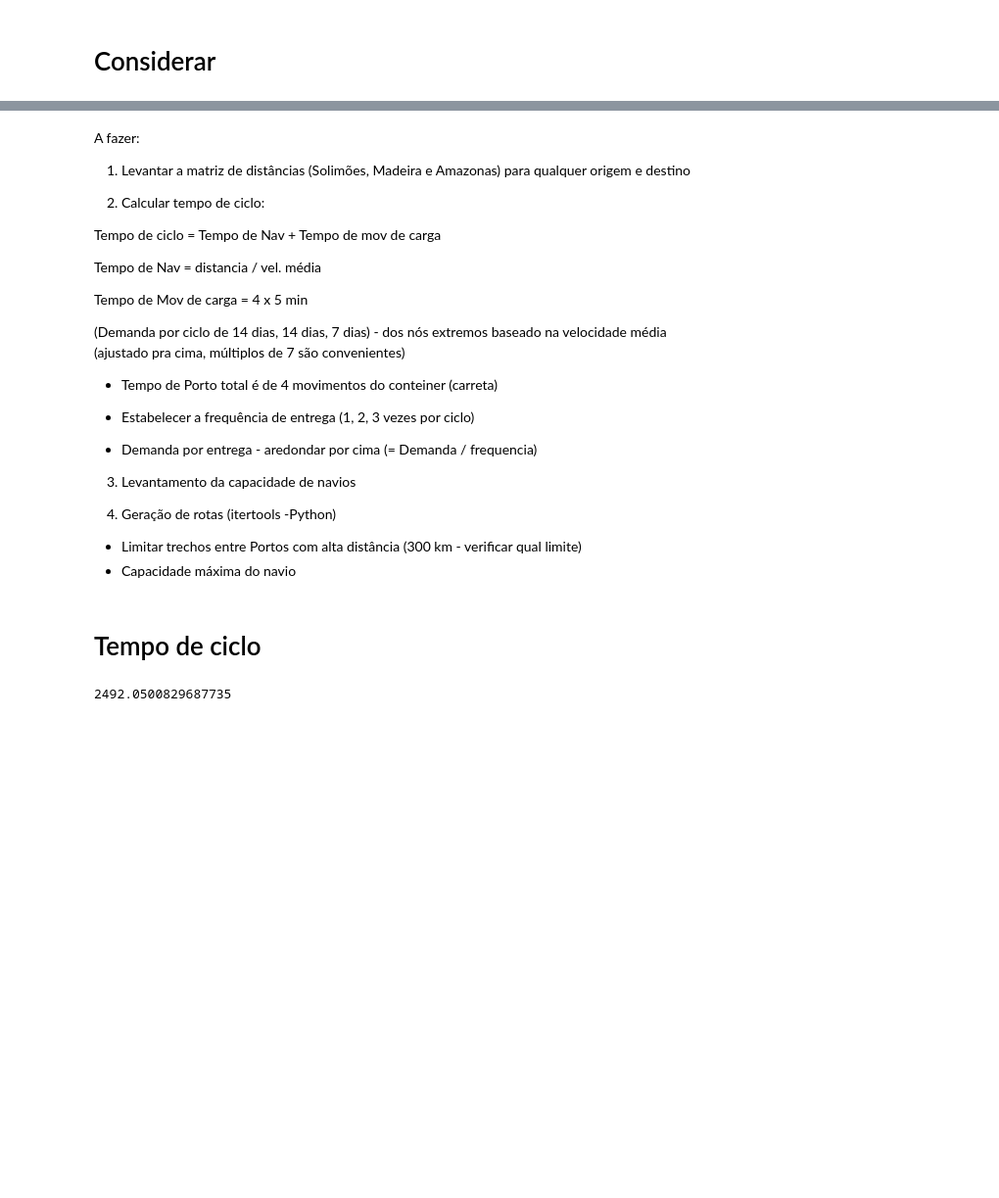
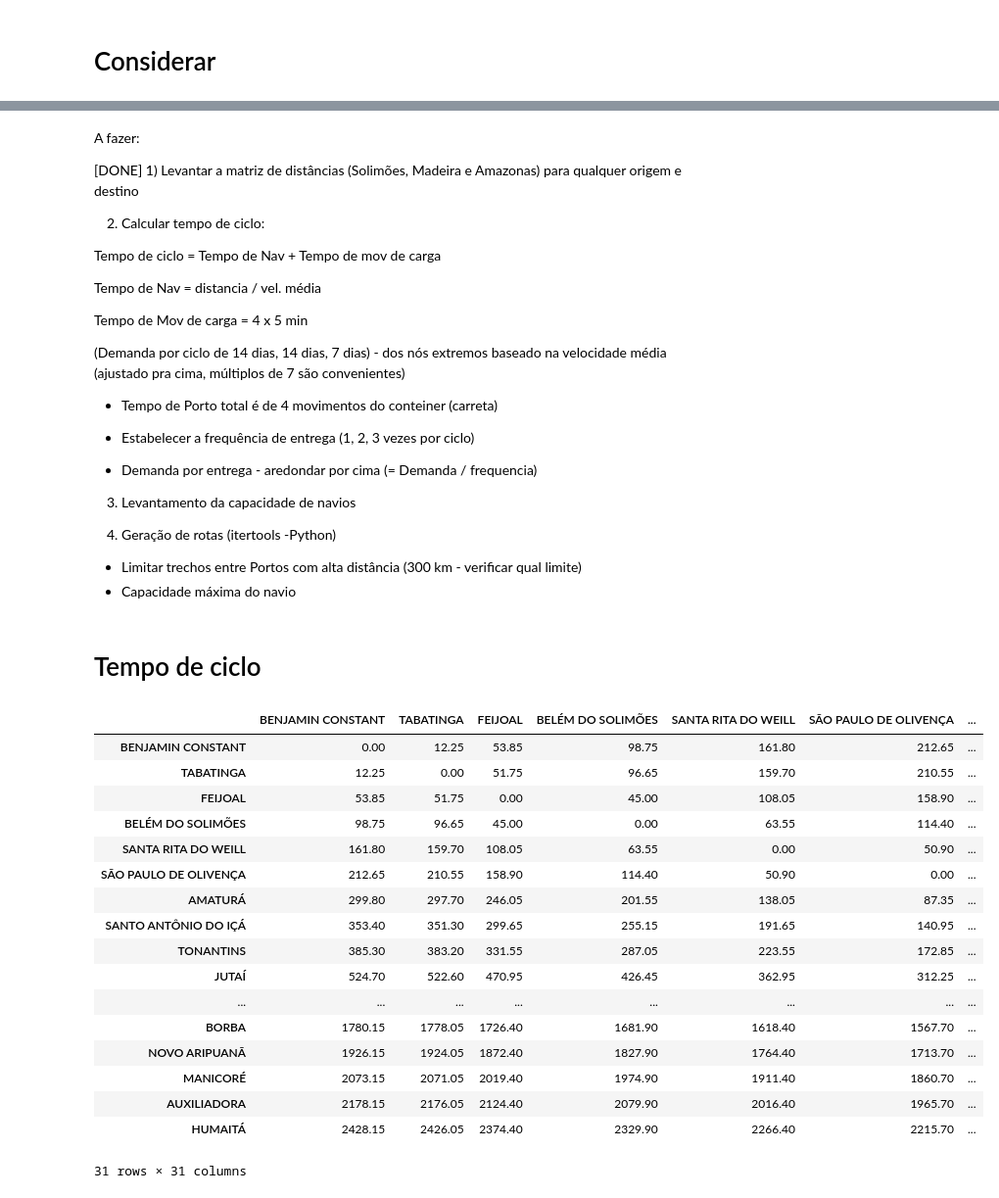
Before and after one commit to guidurbano/tcc-GNL-amazon, a Jupyter notebook: notebooks/demand_SI_AM.ipynb, the cells around one changed output, grey strips where cells are left out. Shown: that part at 98% size. Saved outputs shown, nothing was run; the diff lists cells and outputs as text; code cells hidden in the pictures; blank space fills up the shorter version.

```diff
--- a/notebooks/demand_SI_AM.ipynb
+++ b/notebooks/demand_SI_AM.ipynb
@@ -265,7 +268,8 @@ vg.layer(
 [interactive output not drawn]
 # %% [markdown]
 A fazer:
-1) Levantar a matriz de distâncias (Solimões, Madeira e Amazonas) para qualquer origem e destino
+
+[DONE] 1) Levantar a matriz de distâncias (Solimões, Madeira e Amazonas) para qualquer origem e destino
 
 2) Calcular tempo de ciclo:
 
@@ -298,4 +298,24 @@ rio = rios[0]
-# %%
-df[(df.Considerar == 1) & (df.Rio == 'Madeira')]['Conteineres/Ano'].sum()
-# %% [output]
-2492.0500829687735
+# %%
+filepath = '../data/distancias.xlsx'
+df_dist = pd.read_excel(filepath, index_col=0)
+# %%
+df_dist
+# %% [output]
+|  | BENJAMIN CONSTANT | TABATINGA | FEIJOAL | BELÉM DO SOLIMÕES | SANTA RITA DO WEILL | SÃO PAULO DE OLIVENÇA | ... |
+| BENJAMIN CONSTANT | 0.00 | 12.25 | 53.85 | 98.75 | 161.80 | 212.65 | ... |
+| TABATINGA | 12.25 | 0.00 | 51.75 | 96.65 | 159.70 | 210.55 | ... |
+| FEIJOAL | 53.85 | 51.75 | 0.00 | 45.00 | 108.05 | 158.90 | ... |
+| BELÉM DO SOLIMÕES | 98.75 | 96.65 | 45.00 | 0.00 | 63.55 | 114.40 | ... |
+| SANTA RITA DO WEILL | 161.80 | 159.70 | 108.05 | 63.55 | 0.00 | 50.90 | ... |
+| SÃO PAULO DE OLIVENÇA | 212.65 | 210.55 | 158.90 | 114.40 | 50.90 | 0.00 | ... |
+| AMATURÁ | 299.80 | 297.70 | 246.05 | 201.55 | 138.05 | 87.35 | ... |
+| SANTO ANTÔNIO DO IÇÁ | 353.40 | 351.30 | 299.65 | 255.15 | 191.65 | 140.95 | ... |
+| TONANTINS | 385.30 | 383.20 | 331.55 | 287.05 | 223.55 | 172.85 | ... |
+| JUTAÍ | 524.70 | 522.60 | 470.95 | 426.45 | 362.95 | 312.25 | ... |
+| ... | ... | ... | ... | ... | ... | ... | ... |
+| BORBA | 1780.15 | 1778.05 | 1726.40 | 1681.90 | 1618.40 | 1567.70 | ... |
+| NOVO ARIPUANÃ | 1926.15 | 1924.05 | 1872.40 | 1827.90 | 1764.40 | 1713.70 | ... |
+| MANICORÉ | 2073.15 | 2071.05 | 2019.40 | 1974.90 | 1911.40 | 1860.70 | ... |
+| AUXILIADORA | 2178.15 | 2176.05 | 2124.40 | 2079.90 | 2016.40 | 1965.70 | ... |
+| HUMAITÁ | 2428.15 | 2426.05 | 2374.40 | 2329.90 | 2266.40 | 2215.70 | ... |
+31 rows × 31 columns
```
Also changed, not shown: parts of 5 cells of this notebook.
